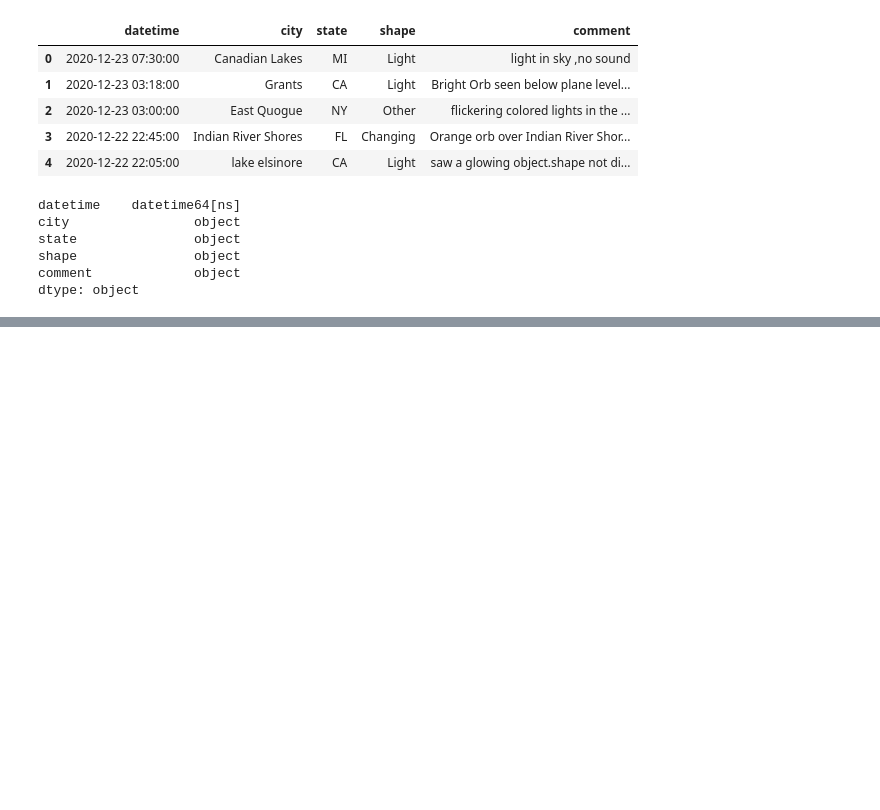
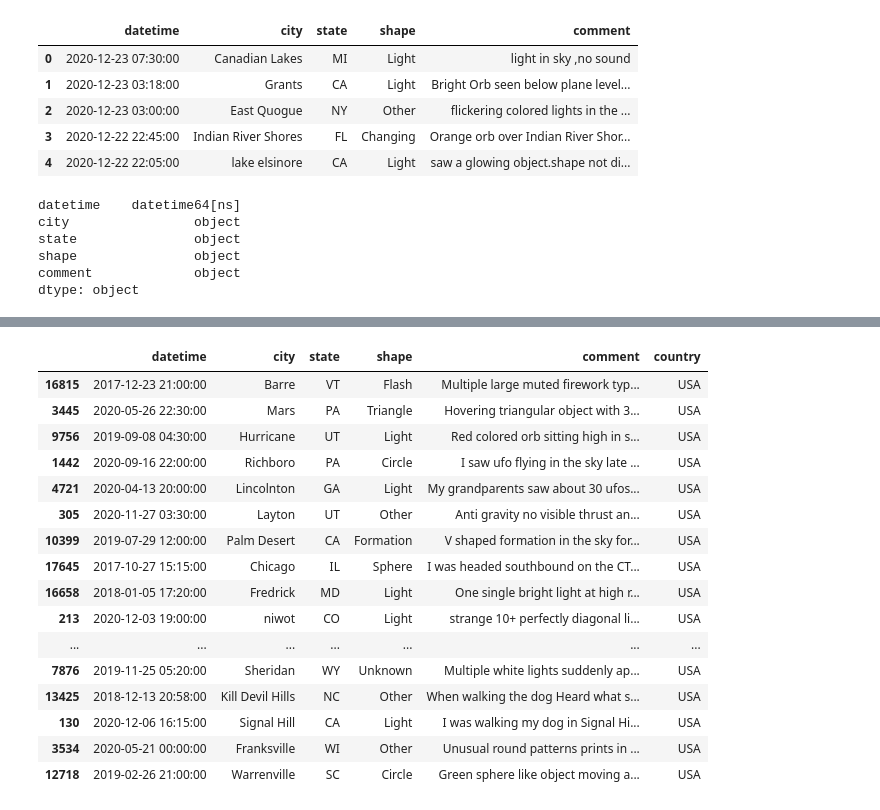
Before and after one commit to more-ginger/ufo, a Jupyter notebook: Notebooks/UFO_datacleaning.ipynb, the cells around one changed output, grey strips where cells are left out. Saved outputs shown, nothing was run; the diff lists cells and outputs as text; code cells hidden in the pictures; blank space fills up the shorter version.

Commit message:
clean data

```diff
--- a/Notebooks/UFO_datacleaning.ipynb
+++ b/Notebooks/UFO_datacleaning.ipynb
@@ -62,0 +88,11 @@ dtype: object
+# %%
+otherCountries['city'].tolist()
+OnlyCountries = []
+# Looping to split strings and get unique countries value (working decently, but not perfectly)
+for country in otherCountries['city']:
+    splitted = country.split('(', 1)
+    cleaned = splitted[1].split(')', 1)
+    print(''+ cleaned[0] + '')
+    OnlyCountries.append(cleaned[0])
+
+uniqueCountries = list(set(OnlyCountries))
@@ -62,0 +131,6 @@ dtype: object
+# %%
+# Looping over countries list to assign correct country to specific cities
+for country in OnlyCountries:
+    isElsewhere = (consistentStructure['city'].str.contains(country)) & (consistentStructure['state'] == '<br/>')
+    print(country)
+    consistentStructure["country"] = np.where(isElsewhere, country, consistentStructure["country"])
@@ -62,0 +156,26 @@ dtype: object
+# %%
+# New data to be safe
+allCountries = consistentStructure
+# %%
+# Not really nice: just checking for weird countries and manually replacing deviating values
+allCountries["country"] = np.where(allCountries['country'] == 'City', 'USA', allCountries['country'])
+# %%
+allCountries.sample(50)
+# %% [output]
+|  | datetime | city | state | shape | comment | country |
+| 16815 | 2017-12-23 21:00:00 | Barre | VT | Flash | Multiple large muted firework typ... | USA |
+| 3445 | 2020-05-26 22:30:00 | Mars | PA | Triangle | Hovering triangular object with 3... | USA |
+| 9756 | 2019-09-08 04:30:00 | Hurricane | UT | Light | Red colored orb sitting high in s... | USA |
+| 1442 | 2020-09-16 22:00:00 | Richboro | PA | Circle | I saw ufo flying in the sky late ... | USA |
+| 4721 | 2020-04-13 20:00:00 | Lincolnton | GA | Light | My grandparents saw about 30 ufos... | USA |
+| 305 | 2020-11-27 03:30:00 | Layton | UT | Other | Anti gravity no visible thrust an... | USA |
+| 10399 | 2019-07-29 12:00:00 | Palm Desert | CA | Formation | V shaped formation in the sky for... | USA |
+| 17645 | 2017-10-27 15:15:00 | Chicago | IL | Sphere | I was headed southbound on the CT... | USA |
+| 16658 | 2018-01-05 17:20:00 | Fredrick | MD | Light | One single bright light at high r... | USA |
+| 213 | 2020-12-03 19:00:00 | niwot | CO | Light | strange 10+ perfectly diagonal li... | USA |
+| ... | ... | ... | ... | ... | ... | ... |
+| 7876 | 2019-11-25 05:20:00 | Sheridan | WY | Unknown | Multiple white lights suddenly ap... | USA |
+| 13425 | 2018-12-13 20:58:00 | Kill Devil Hills | NC | Other | When walking the dog Heard what s... | USA |
+| 130 | 2020-12-06 16:15:00 | Signal Hill | CA | Light | I was walking my dog in Signal Hi... | USA |
+| 3534 | 2020-05-21 00:00:00 | Franksville | WI | Other | Unusual round patterns prints in ... | USA |
+| 12718 | 2019-02-26 21:00:00 | Warrenville | SC | Circle | Green sphere like object moving a... | USA |
```
Also changed, not shown: parts of 23 cells of this notebook, 12 other files.
